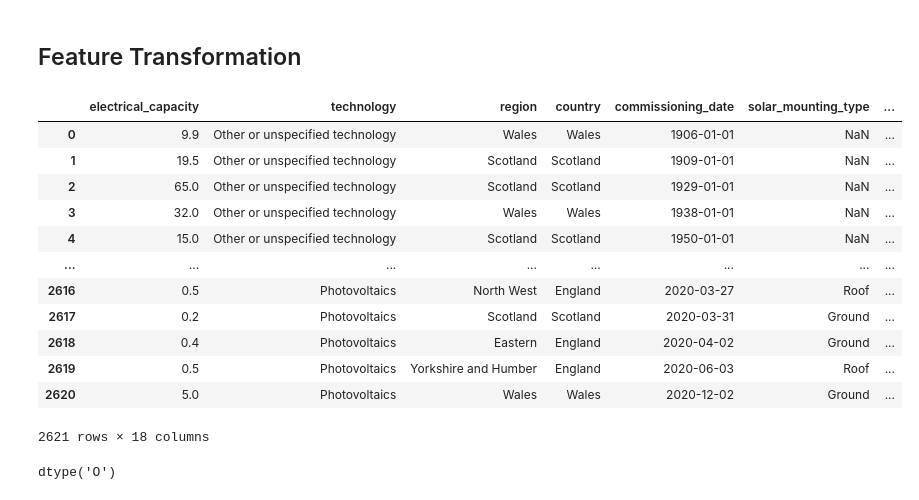
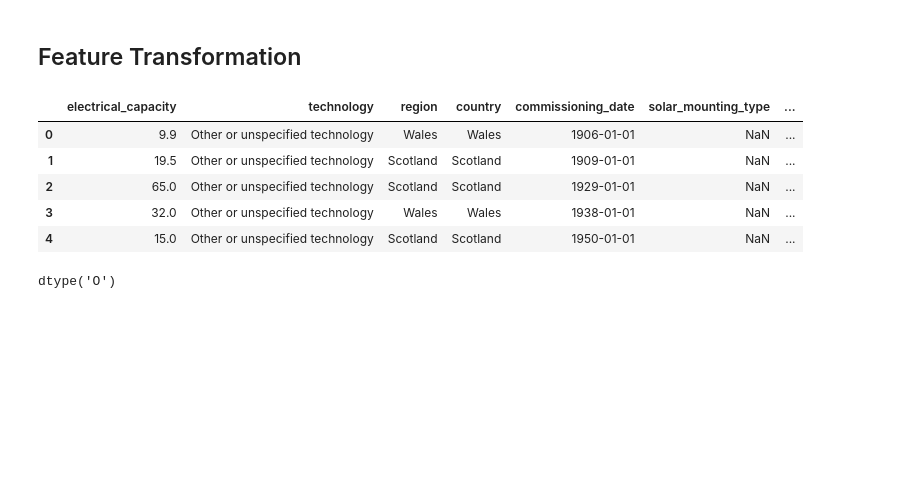
Before and after one commit to MahendraC17/Exploratory-Data-Analysis---Renewable-Power-plants-In-UK, a Jupyter notebook: EDA_renewable_power_plants.ipynb, the cells around one changed output. Saved outputs shown, nothing was run; the diff lists cells and outputs as text; code cells hidden in the pictures; blank space fills up the shorter version.

```diff
--- a/EDA_renewable_power_plants.ipynb
+++ b/EDA_renewable_power_plants.ipynb
@@ -124,31 +124,24 @@ rpp.drop('data_source', axis=1, inplace=True)
 # %%
 # Creating new features and separating energy sources from energy_source_level_2 and energy_source_level_3
 rpp['hydro_energy_source'] = (rpp['energy_source_level_2'] == 'Hydro').astype(int)
 rpp['marine_energy_source'] = (rpp['energy_source_level_2'] == 'Marine').astype(int)
 rpp['solar_energy_source'] = (rpp['energy_source_level_2'] == 'Solar').astype(int)
 rpp['wind_energy_source'] = (rpp['energy_source_level_2'] == 'Wind').astype(int)
 rpp['biomass_biogas_energy_source'] = ((rpp['energy_source_level_2'] == 'Bioenergy') & (rpp['energy_source_level_3'] == 'Biomass and Biogas')).astype(int)
 rpp['sewage_landfill_energy_source'] = ((rpp['energy_source_level_2'] == 'Bioenergy') & (rpp['energy_source_level_3'] == 'Sewage and landfill gas')).astype(int)
 rpp['other_energy_source'] = ((rpp['energy_source_level_2'] == 'Bioenergy') & (rpp['energy_source_level_3'] == 'Other bioenergy and renewable waste')).astype(int)
 
 # Dropping more irrelevant features after transforming
 rpp.drop(['energy_source_level_2','energy_source_level_3','region_1','region_2','region_3','longitude','latitude','postcode'
           ,'municipality','address','uk_beis_id','comment','uk_beis_id'], axis=1, inplace=True)
-rpp
+rpp.head()
 # %% [output]
 |  | electrical_capacity | technology | region | country | commissioning_date | solar_mounting_type | ... |
 | 0 | 9.9 | Other or unspecified technology | Wales | Wales | 1906-01-01 | NaN | ... |
 | 1 | 19.5 | Other or unspecified technology | Scotland | Scotland | 1909-01-01 | NaN | ... |
 | 2 | 65.0 | Other or unspecified technology | Scotland | Scotland | 1929-01-01 | NaN | ... |
 | 3 | 32.0 | Other or unspecified technology | Wales | Wales | 1938-01-01 | NaN | ... |
 | 4 | 15.0 | Other or unspecified technology | Scotland | Scotland | 1950-01-01 | NaN | ... |
-| ... | ... | ... | ... | ... | ... | ... | ... |
-| 2616 | 0.5 | Photovoltaics | North West | England | 2020-03-27 | Roof | ... |
-| 2617 | 0.2 | Photovoltaics | Scotland | Scotland | 2020-03-31 | Ground | ... |
-| 2618 | 0.4 | Photovoltaics | Eastern | England | 2020-04-02 | Ground | ... |
-| 2619 | 0.5 | Photovoltaics | Yorkshire and Humber | England | 2020-06-03 | Roof | ... |
-| 2620 | 5.0 | Photovoltaics | Wales | Wales | 2020-12-02 | Ground | ... |
-2621 rows × 18 columns
 # %%
 rpp['offshore_wind'] = (rpp['technology'] == 'Offshore').astype(int)
 rpp['onshore_wind'] = (rpp['technology'] == 'Onshore').astype(int)
```
Also changed, not shown: parts of 8 cells of this notebook.
